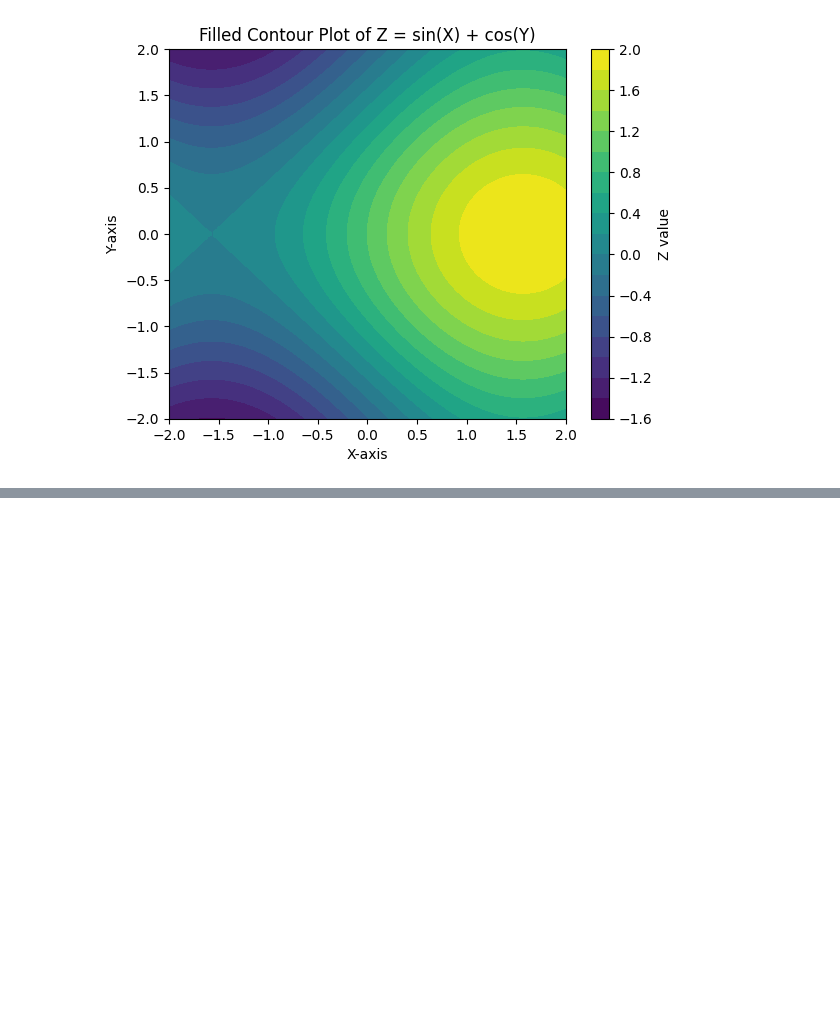
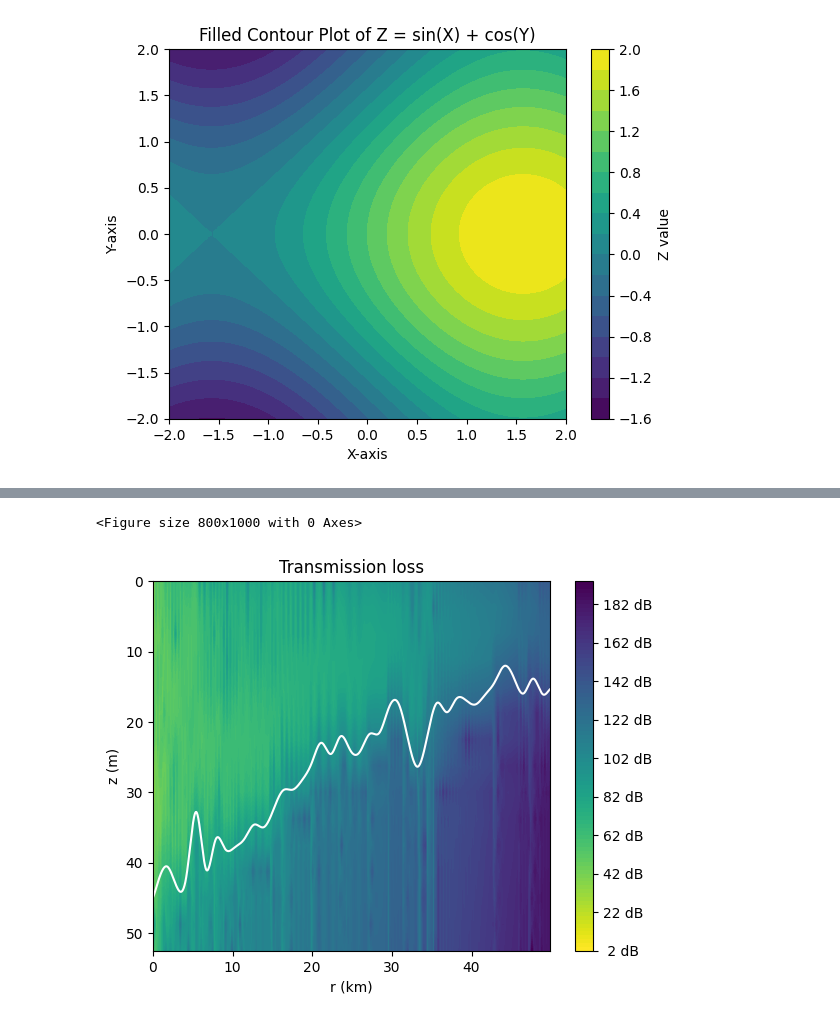
Before and after one commit to jacobthompson101/novascotia-wind-grid, a Jupyter notebook: notebook/kadlu.ipynb, the cells around one changed output, grey strips where cells are left out. Saved outputs shown, nothing was run; the diff lists cells and outputs as text; code cells hidden in the pictures; blank space fills up the shorter version.

Commit message:
Added two line1 and line2 wind farm locations, with vertical and horzontal profiles with 25m and 50m receivers. Cool! Making some progress with kadlu!

```diff
--- a/notebook/kadlu.ipynb
+++ b/notebook/kadlu.ipynb
@@ -543,6 +527,27 @@ plt.ylabel('Y-axis')
 plt.show()
 # %% [output]
 [figure]
+# %%
+# ocean boundaries
+#bounds2 = dict(
+#               south=43.53, north=44.29, west=-59.84, east=-58.48,
+#               start=datetime(2022,8,24), end=datetime(2022,8,25),
+#               top=0, bottom=10000
+#             )
+bounds3 = dict(
+               south=44, north=45, west=-61, east=-60,
+               start=datetime(2022,8,24), end=datetime(2022,8,25),
+               top=0, bottom=1000
+             )
 # %%
-#len(lat)
+# data sources
+data_sources2 = dict(load_bathymetry='gebco',
+                    load_temperature='hycom',
+                    load_salinity='hycom')
+                    #load_wind_uv='wwiii',
+                    #load_wind_uv='era5',
+                    #load_waveheight='wwiii')
+                    #load_waveheight='era5')
+# initialize Ocean instance
+calm_area1 = kadlu.Ocean(**bounds3, **data_sources2)
 # %% [output]
@@ -550,2 +571,3 @@ plt.show()
 # %%
-#len(lon)
+seafloor = {'sound_speed':1700,'density':1.5,'attenuation':0.5}
+sound_source = {'freq': 200, 'lat': 43.987, 'lon': -60.918, 'source_depth': 25}
@@ -553,0 +574,11 @@ plt.show()
+# %%
+# initialize transmission loss object
+transm_loss3 = transmission_loss(seafloor=seafloor,
+                                below_seafloor=False,
+                                propagation_range=50,
+                                **sound_source,
+                                **bounds3,
+                                **data_sources2)
+
+# calculate transmission loss (be patient, this may take a while ...)
+_ = transm_loss3.calc(rec_depth=[0.1, 25, 50], vertical=True, nz_max=250)
@@ -553,0 +603,9 @@ plt.show()
+# %%
+#transmission loss with bathy and ssp superimposed
+fig3 = plt.figure(figsize=[8, 10])
+fig3 = transm_loss3.plot_vert(angle=0, max_depth=60) #, show_ssp=True)
+plt.savefig(f'{storage_cfg()}figures/plot_vert_calmday_line1_03.png',
+                bbox_inches='tight', dpi=200)
+# %% [output]
+<Figure size 800x1000 with 0 Axes>
+[figure, added]
```
Also changed, not shown: parts of 24 cells of this notebook.
